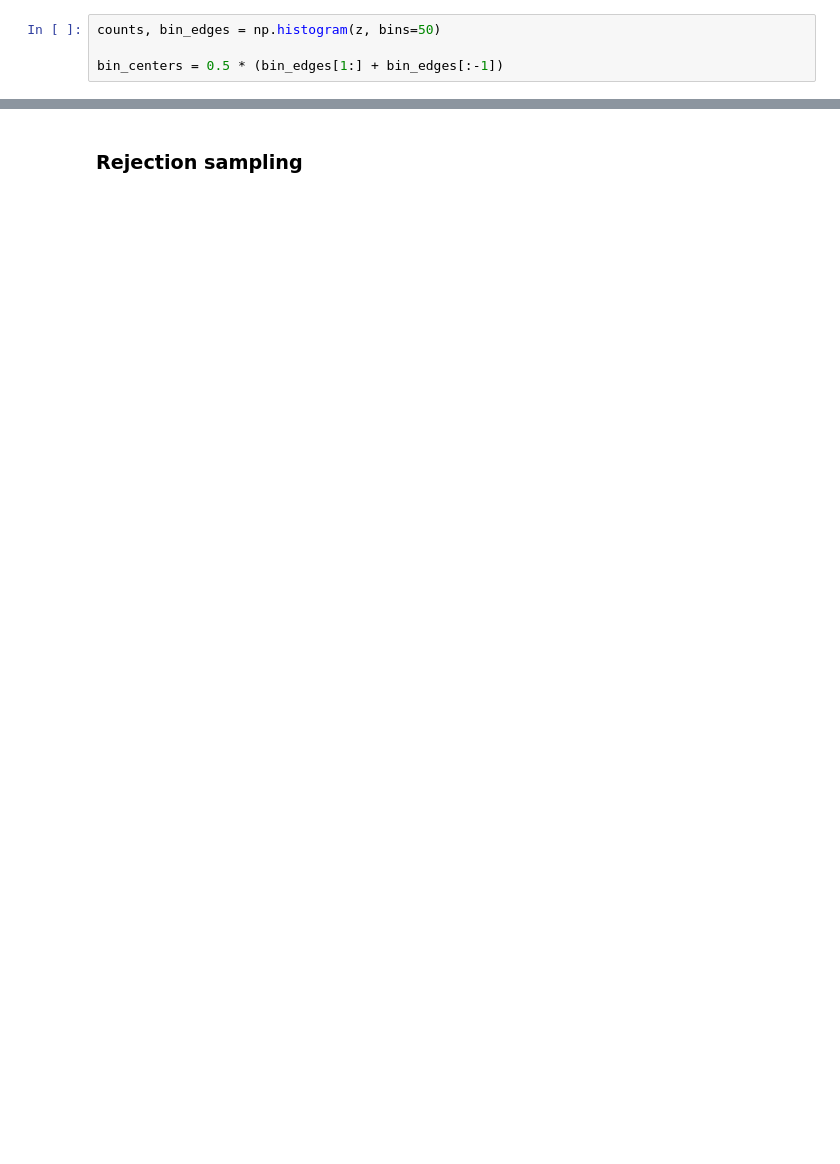
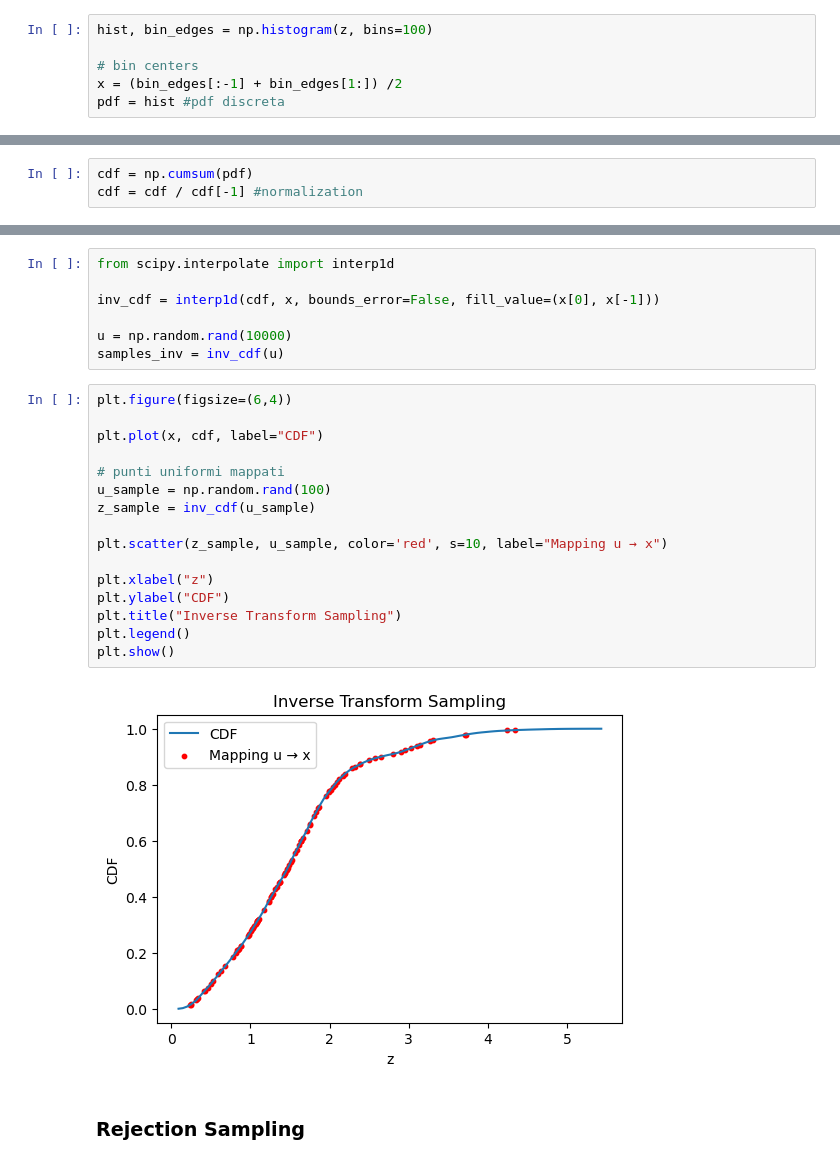
Before and after one commit to mgili01/astrostatistics_bicocca_2026, a Jupyter notebook: working/3_Cloning_quasars.ipynb, the cells around one changed output, grey strips where cells are left out. Drawn from its saved outputs; the diff is of its cells as text; blank space fills up the shorter version.

```diff
--- a/working/3_Cloning_quasars.ipynb
+++ b/working/3_Cloning_quasars.ipynb
@@ -61,4 +19,6 @@ plt.show()
 # %%
-counts, bin_edges = np.histogram(z, bins=50)
+hist, bin_edges = np.histogram(z, bins=100)
 
-bin_centers = 0.5 * (bin_edges[1:] + bin_edges[:-1])
+# bin centers
+x = (bin_edges[:-1] + bin_edges[1:]) /2
+pdf = hist #pdf discreta
@@ -89,0 +27,3 @@ plt.show()
+# %%
+cdf = np.cumsum(pdf)
+cdf = cdf / cdf[-1] #normalization
@@ -90,2 +49,27 @@ plt.show()
+# %%
+from scipy.interpolate import interp1d
+
+inv_cdf = interp1d(cdf, x, bounds_error=False, fill_value=(x[0], x[-1]))
+
+u = np.random.rand(10000)
+samples_inv = inv_cdf(u)
+# %%
+plt.figure(figsize=(6,4))
+
+plt.plot(x, cdf, label="CDF")
+
+# punti uniformi mappati
+u_sample = np.random.rand(100)
+z_sample = inv_cdf(u_sample)
+
+plt.scatter(z_sample, u_sample, color='red', s=10, label="Mapping u → x")
+
+plt.xlabel("z")
+plt.ylabel("CDF")
+plt.title("Inverse Transform Sampling")
+plt.legend()
+plt.show()
+# %% [output]
+[figure, added]
 # %% [markdown]
-### Rejection sampling
+### Rejection Sampling
```
Also changed, not shown: parts of 15 cells of this notebook, 4 other files.
